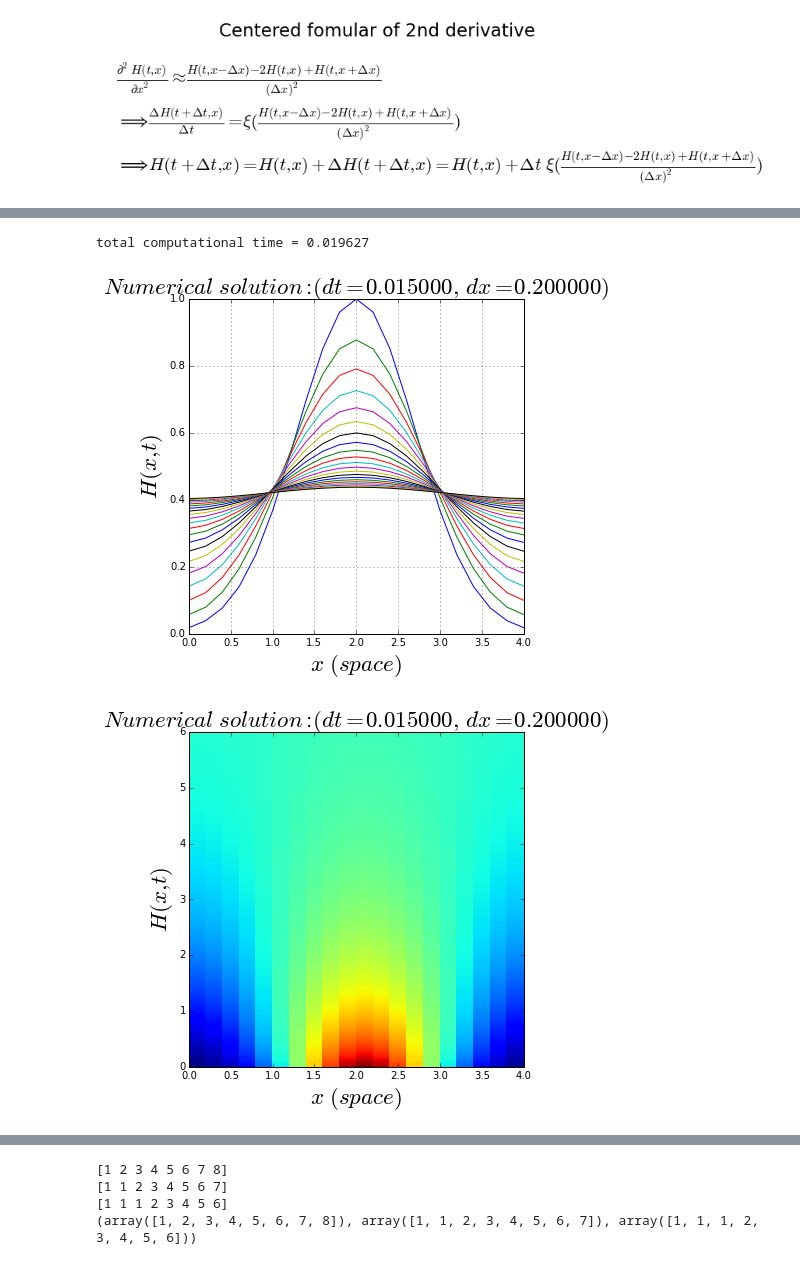
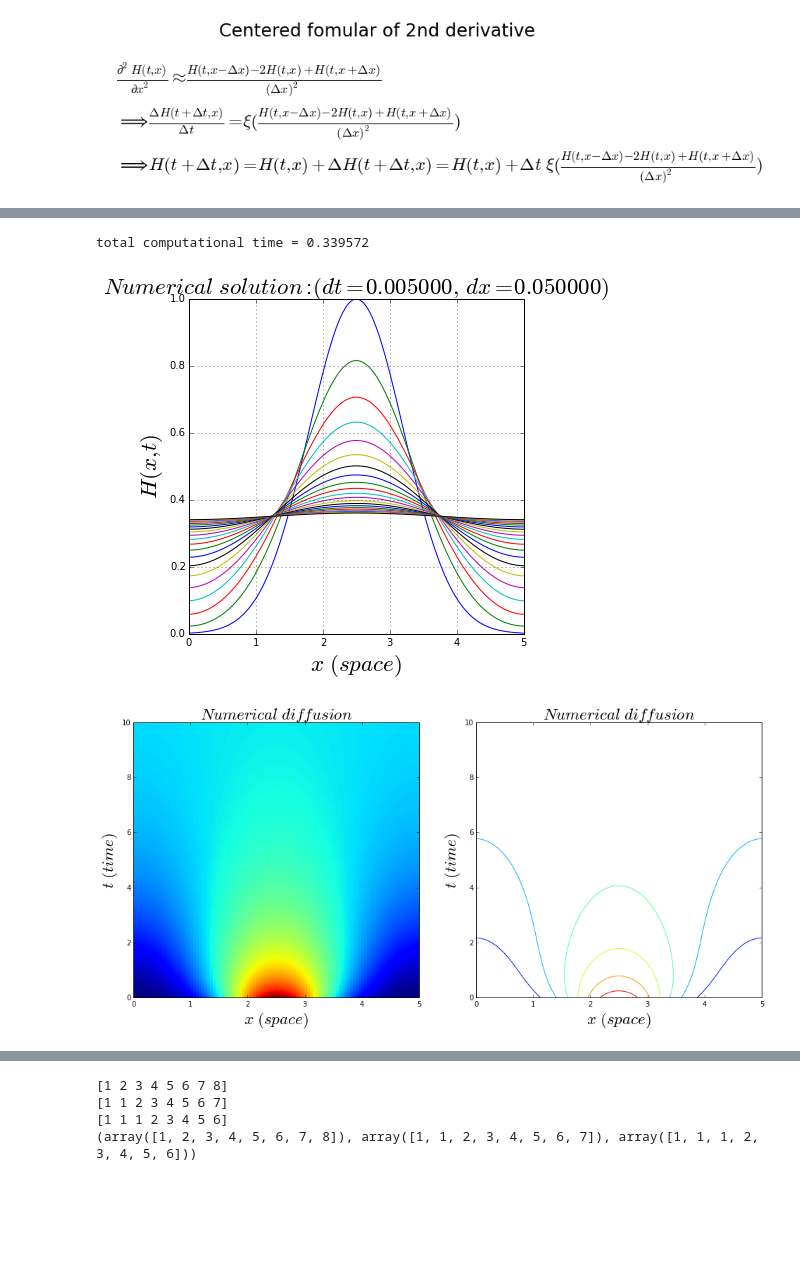
Before and after one commit to alvason/Diffusion-computation, a Jupyter notebook: diffusion-numerical.ipynb, the cells around one changed output, grey strips where cells are left out. Drawn from its saved outputs; the diff is of its cells as text; code cells hidden in the pictures; blank space fills up the shorter version.

```diff
--- a/diffusion-numerical.ipynb
+++ b/diffusion-numerical.ipynb
@@ -61,10 +61,10 @@ plt.show()
 [figure]
 # %%
 # Initial conditions
-minX = float(0); maxX = float(4);
-minT = float(0); maxT = float(6);
+minX = float(0); maxX = float(5);
+minT = float(0); maxT = float(10);
 
-resolution =20;
+resolution = 100;
 
 totalGPoint_X = int(resolution + 1);
 dx = (maxX - minX)/(totalGPoint_X - 1);
@@ -184,12 +184,19 @@ plt.title(r'$ Numerical \ solution: (dt = %f,\ dx = %f) $'%(dt, dx), fontsize =
 plt.xlabel(r'$x \ (space)$', fontsize = AlvaFontSize); plt.ylabel(r'$H(x,t)$', fontsize = AlvaFontSize);
 plt.show()
 
+numberingFig = numberingFig + 1;
+figure = plt.figure(numberingFig,figsize=(16, 7));
+figure1 = figure.add_subplot(1,2,1);
+figure1.pcolormesh(X, Y, gridHtx);
+figure1.set_title(r'$Numerical \ diffusion$', fontsize = AlvaFontSize);
+figure1.set_xlabel(r'$x \ (space)$', fontsize = AlvaFontSize);
+figure1.set_ylabel(r'$t \ (time)$', fontsize = AlvaFontSize);
+figure1.set_aspect('auto');
 
-numberingFig = numberingFig + 1;
-plt.figure(numberingFig, figsize = AlvaFigSize);
-plt.pcolor(X, Y, gridHtx);
-plt.title(r'$ Numerical \ solution: (dt = %f,\ dx = %f) $'%(dt, dx), fontsize = AlvaFontSize);
-plt.xlabel(r'$x \ (space)$', fontsize = AlvaFontSize); plt.ylabel(r'$H(x,t)$', fontsize = AlvaFontSize);
-#plt.colorbar();
+figure2 = figure.add_subplot(1,2,2);
+figure2.contour(X, Y, gridHtx, vmin=abs(gridHtx).min(), vmax=abs(gridHtx).max());
+figure2.set_title('$Numerical \ diffusion$', fontsize = AlvaFontSize);
+figure2.set_xlabel(r'$x \ (space)$', fontsize = AlvaFontSize);
+figure2.set_ylabel(r'$t \ (time)$', fontsize = AlvaFontSize);
 plt.show()
 # %% [output]
@@ -197,6 +204,6 @@ plt.show()
-total computational time = 0.019627
+total computational time = 0.339572
-[figure, old version]
+[figure, new version]
-[figure, old version]
+[figure, new version]
 # %%
 # Analytic solution
 gridHtx_A = np.zeros([totalGPoint_T, totalGPoint_X]); # Define the space for analytic values
```
Also changed, not shown: parts of 2 cells of this notebook, 6 other files.
